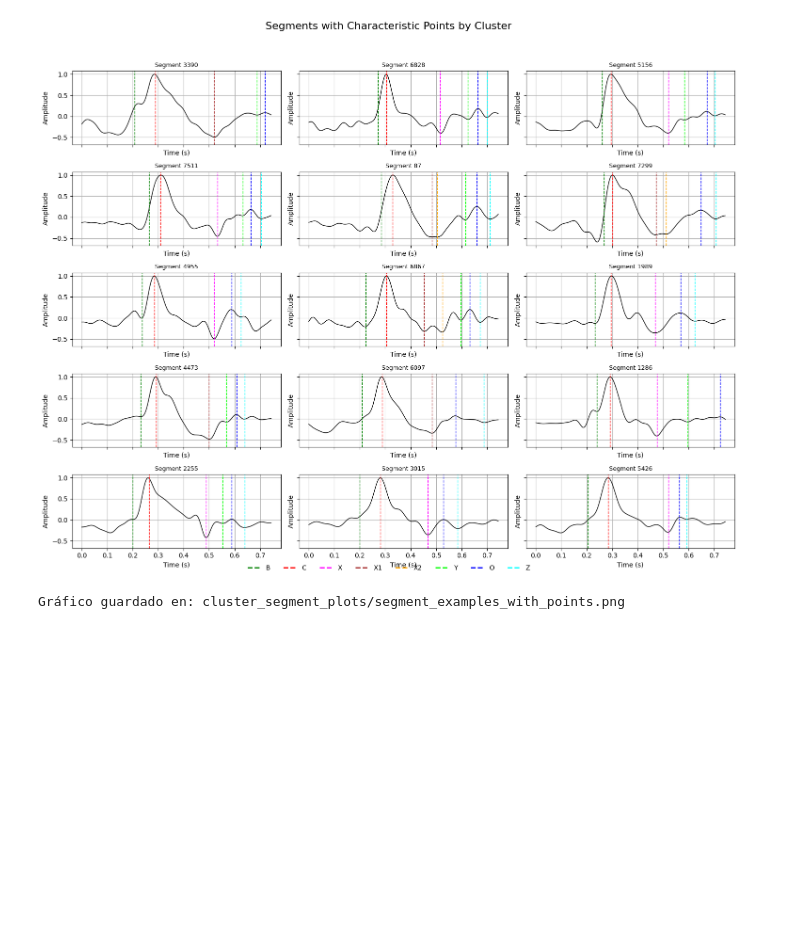
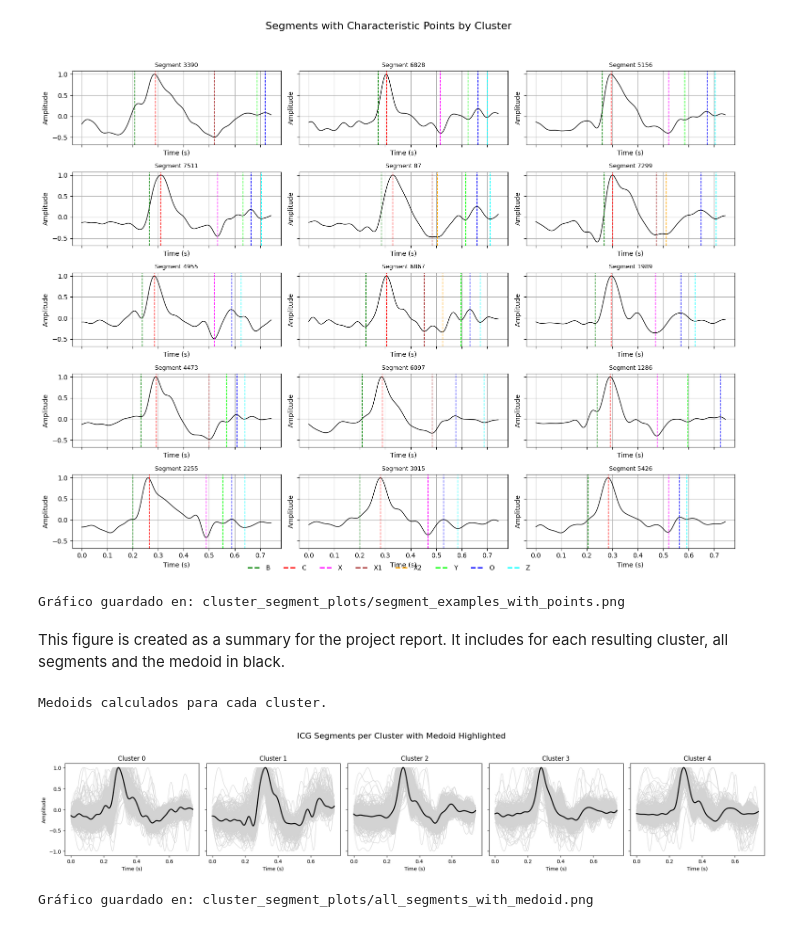
Before and after one commit to eduardo-illueca/icg-project, a Jupyter notebook: ICG_subcomplexes/RBICG_full_code_definitive_k=5.ipynb, the cells around one changed output. Cells and saved outputs as stored; diff of their text form; code cells hidden in the pictures; blank space fills up the shorter version.

```diff
--- a/ICG_subcomplexes/RBICG_full_code_definitive_k=5.ipynb
+++ b/ICG_subcomplexes/RBICG_full_code_definitive_k=5.ipynb
@@ -2394,3 +2506,71 @@ print(f"Gráfico guardado en: {output_path}")
 # %% [output]
 [figure]
 Gráfico guardado en: cluster_segment_plots/segment_examples_with_points.png
+# %% [markdown]
+This figure is created as a summary for the project report. It includes for each resulting cluster, all segments and the medoid in black.
+# %%
+FS = 250  # frecuencia de muestreo, ajusta si hace falta
+
+# Cargar CSV con segmentos y clusters definitivos
+df = pd.read_csv("segment_assignment_examples/aligned_assignments.csv")
+
+# Convertir la columna 'icg_segment' a arrays NumPy
+df['Segment'] = df['Segment'].apply(lambda s: np.fromstring(s.strip('[]'), sep=' '))
+
+# Inicializamos lista para almacenar los medoids
+medoids = []
+
+# Para cada cluster, calcular el medoid
+for cluster_id in range(5):
+    cluster_segs = df[df['definitive_cluster'] == cluster_id]['Segment'].tolist()
+    # Convertir lista de arrays a matriz 2D (segmentos x muestras)
+    data = np.vstack(cluster_segs)  # shape (n_segmentos, n_muestras)
+
+    # Calcular matriz de distancias euclidianas
+    dist_matrix = cdist(data, data, metric='euclidean')
+
+    # Sumar distancias por fila y obtener índice del mínimo
+    medoid_idx = np.argmin(dist_matrix.sum(axis=1))
+
+    # Guardar el segmento medoid
+    medoids.append(data[medoid_idx])
+
+print("Medoids calculados para cada cluster.")
+
+# Ahora plotear
+fig, axes = plt.subplots(1, 5, figsize=(20, 4), sharex=True, sharey=True)
+fig.suptitle("ICG Segments per Cluster with Medoid Highlighted", fontsize=16)
+
+for cluster_id in range(5):
+    ax = axes[cluster_id]
+
+    cluster_segments = df[df['definitive_cluster'] == cluster_id]['Segment']
+
+    # Plotear todos en gris claro
+    for segment in cluster_segments:
+        time_axis = np.arange(len(segment)) / FS
+        ax.plot(time_axis, segment, color='lightgray', linewidth=0.8)
+
+    # Plotear medoid en negro
+    medoid = medoids[cluster_id]
+    time_axis = np.arange(len(medoid)) / FS
+    ax.plot(time_axis, medoid, color='black', linewidth=2)
+
+    ax.set_title(f"Cluster {cluster_id}", fontsize=12)
+    ax.set_xlabel("Time (s)")
+    if cluster_id == 0:
+        ax.set_ylabel("Amplitude")
+
+plt.tight_layout(rect=[0, 0, 1, 0.95])
+
+# Guardar figura
+os.makedirs("cluster_segment_plots", exist_ok=True)
+output_path = "cluster_segment_plots/all_segments_with_medoid.png"
+plt.savefig(output_path, dpi=300)
+plt.show()
+
+print(f"Gráfico guardado en: {output_path}")
+# %% [output]
+Medoids calculados para cada cluster.
+[figure, added]
+Gráfico guardado en: cluster_segment_plots/all_segments_with_medoid.png
```
Also changed, not shown: parts of 17 cells of this notebook.
